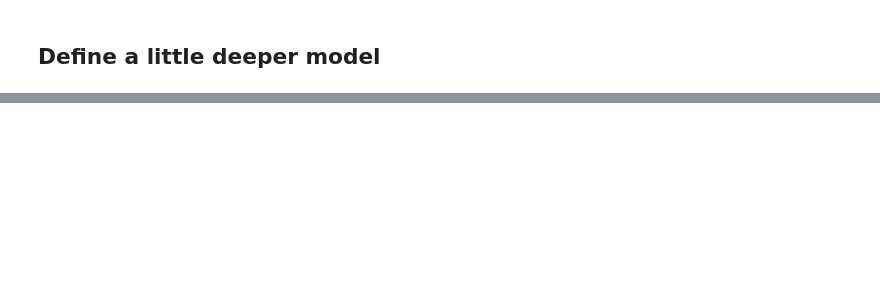
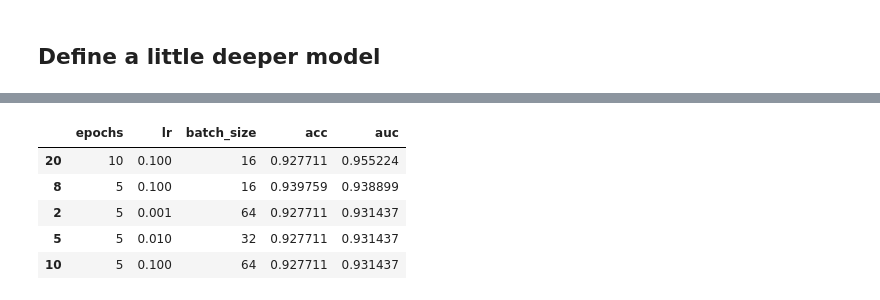
Before and after one commit to Alif108/CSE_472_Machine_Learning, a Jupyter notebook: Assignment/DL model/all_dim.ipynb, the cells around one changed output, grey strips where cells are left out. Drawn from its saved outputs; the diff is of its cells as text; code cells hidden in the pictures; blank space fills up the shorter version.

```diff
--- a/Assignment/DL model/all_dim.ipynb
+++ b/Assignment/DL model/all_dim.ipynb
@@ -271,0 +517,11 @@ Test AUC: 0.8927
+# %%
+# extract the rows of best 5 auc
+best_5_auc = df.nlargest(5, 'auc')
+best_5_auc
+# %% [output]
+|  | epochs | lr | batch_size | acc | auc |
+| 20 | 10 | 0.100 | 16 | 0.927711 | 0.955224 |
+| 8 | 5 | 0.100 | 16 | 0.939759 | 0.938899 |
+| 2 | 5 | 0.001 | 64 | 0.927711 | 0.931437 |
+| 5 | 5 | 0.010 | 32 | 0.927711 | 0.931437 |
+| 10 | 5 | 0.100 | 64 | 0.927711 | 0.931437 |
```
Also changed, not shown: parts of 22 cells of this notebook, 3 other files.
